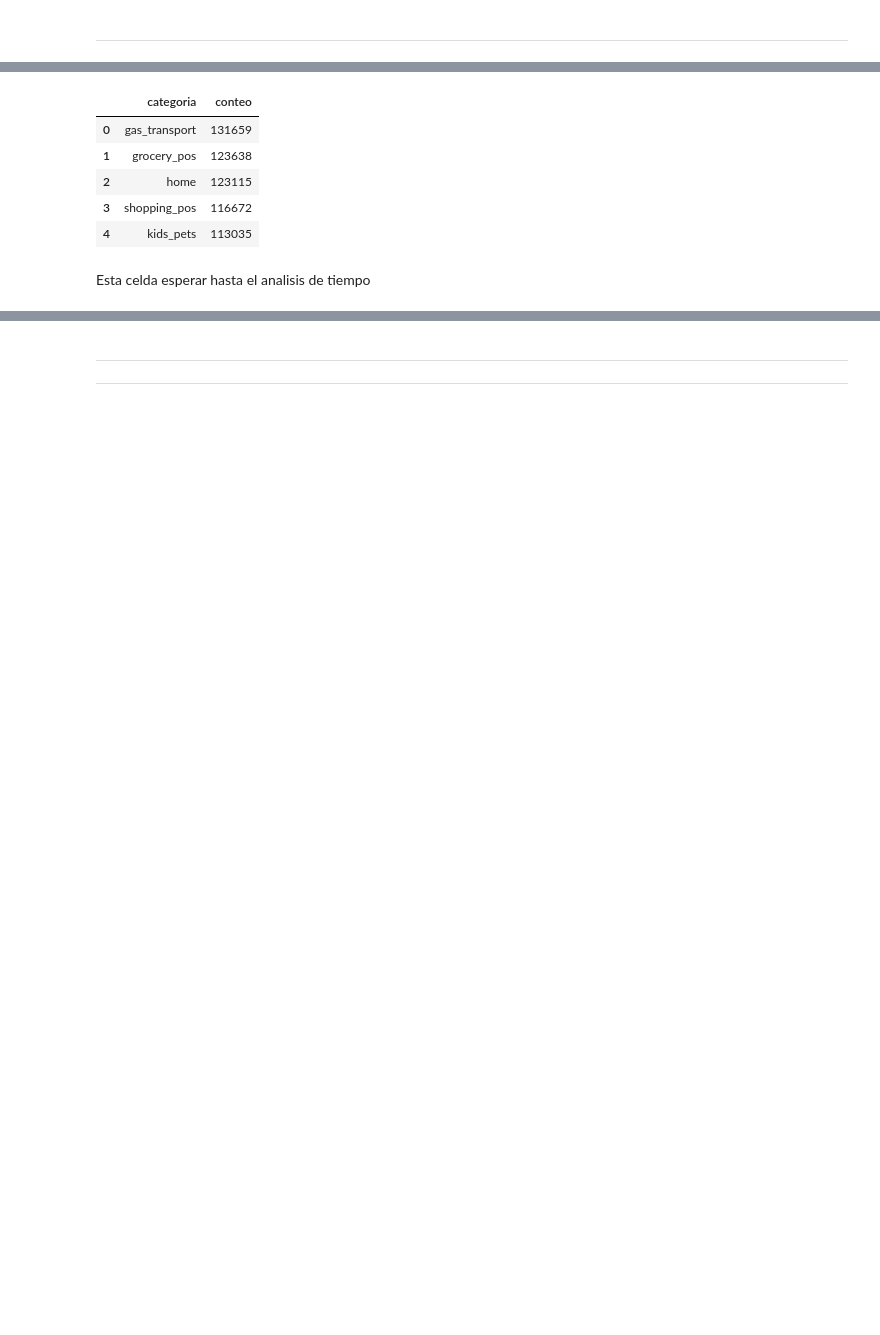
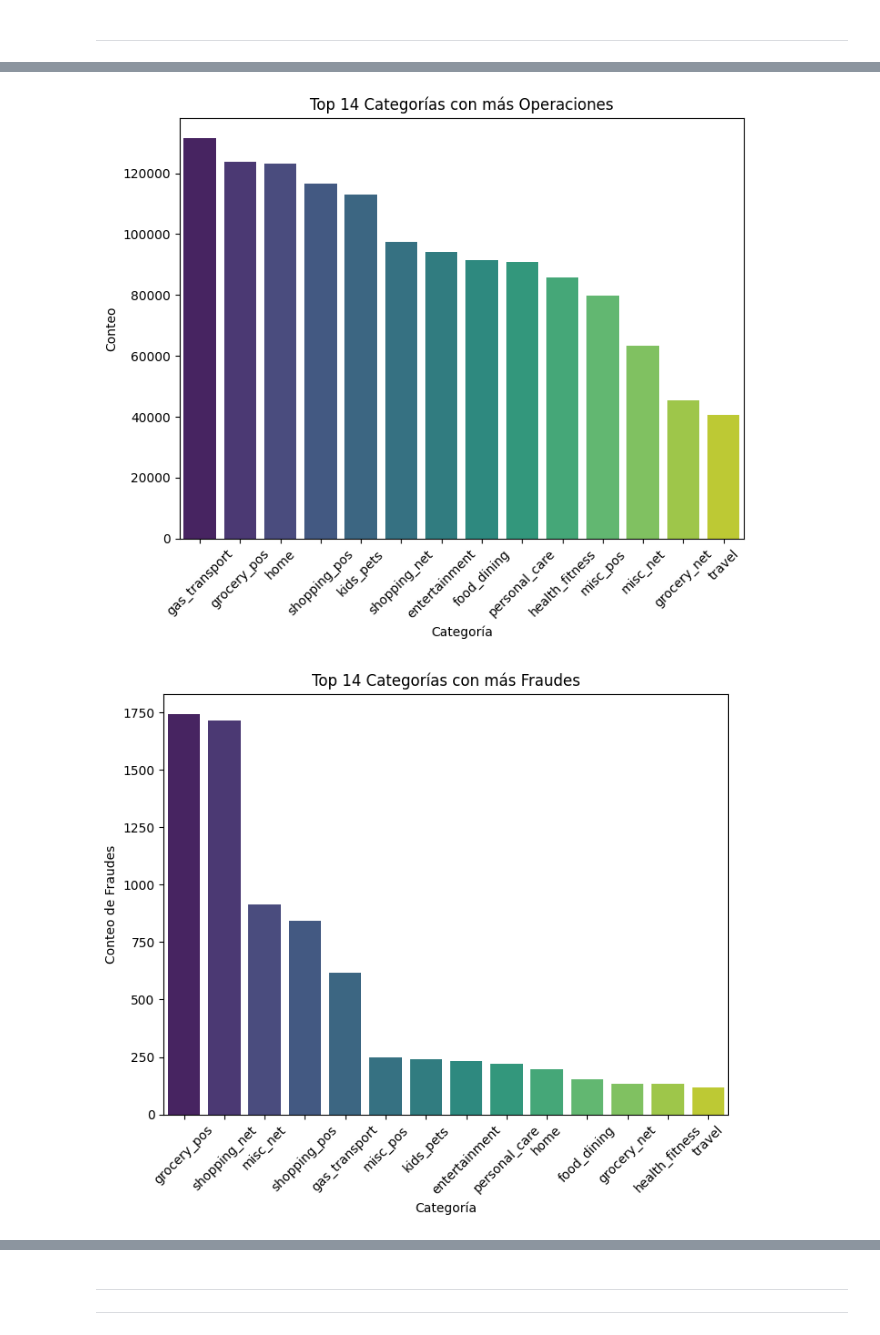
Before and after one commit to No-Country-simulation/c21-47-ft-data-bi, a Jupyter notebook: EDA/fintech.ipynb, the cells around one changed output, grey strips where cells are left out. Saved outputs shown, nothing was run; the diff lists cells and outputs as text; code cells hidden in the pictures; blank space fills up the shorter version.

```diff
--- a/EDA/fintech.ipynb
+++ b/EDA/fintech.ipynb
@@ -514,12 +821,0 @@ plt.show()
-# %%
-# Las 5 categorías mas destacadas
-categoria_df.head()
-# %% [output]
-|  | categoria | conteo |
-| 0 | gas_transport | 131659 |
-| 1 | grocery_pos | 123638 |
-| 2 | home | 123115 |
-| 3 | shopping_pos | 116672 |
-| 4 | kids_pets | 113035 |
-# %% [markdown]
-Esta celda esperar hasta el analisis de tiempo
@@ -543,0 +822,68 @@ print(f'El periodo de transacciones analizadas es aproximado: {round(periodo_tra
+# %%
+# Obtener las 14 categorías con mayor número de ocurrencias
+primeros_10_categorias = df['category'].value_counts().head(14)
+
+# Reiniciar el índice para que los nombres de las categorías estén en una columna y sus conteos en otra
+primeros_10_categorias = primeros_10_categorias.reset_index()
+
+# Renombrar las columnas: 'index' (que contenía las categorías) ahora será 'categorias',
+# y la columna con los conteos será 'conteo'
+primeros_10_categorias.columns = ['categorias', 'conteo']
+
+# Tamaño del gráfico
+plt.figure(figsize=(8, 6))
+
+# Crear gráfico de barras por categoría
+sns.barplot(x='categorias', y='conteo', data=primeros_10_categorias, palette='viridis', hue='categorias', dodge=False)
+
+# Añadir título y etiquetas
+plt.title('Top 14 Categorías con más Operaciones')
+plt.xlabel('Categoría')
+plt.ylabel('Conteo')
+
+# Rotar las etiquetas del eje X para evitar superposición
+plt.xticks(rotation=45)
+
+# Mostrar el gráfico
+plt.show()
+
+# Filtrar las transacciones con fraude
+df_fraude = df[df['is_fraud'] == 1]
+
+# Obtener las categorías con más transacciones fraudulentas
+primeros_10_categorias_fraude = df_fraude['category'].value_counts().head(14)
+
+# Reiniciar el índice para que los nombres de las categorías estén en una columna y sus conteos en otra
+primeros_10_categorias_fraude = primeros_10_categorias_fraude.reset_index()
+
+# Renombrar las columnas: 'index' (que contenía las categorías) ahora será 'categorias',
+# y la columna con los conteos será 'conteo'
+primeros_10_categorias_fraude.columns = ['categorias', 'conteo']
+
+# Tamaño del gráfico
+plt.figure(figsize=(8, 6))
+
+# Crear gráfico de barras por categoría (fraude)
+sns.barplot(x='categorias', y='conteo', data=primeros_10_categorias_fraude, palette='viridis', hue='categorias', dodge=False)
+
+# Añadir título y etiquetas
+plt.title('Top 14 Categorías con más Fraudes')
+plt.xlabel('Categoría')
+plt.ylabel('Conteo de Fraudes')
+
+# Rotar las etiquetas del eje X para evitar superposición
+plt.xticks(rotation=45)
+
+# Mostrar el gráfico
+plt.show()
+
+# Imprimir la cantidad de categorías únicas y los datos de las 14 categorías con más operaciones
+print(f"Cantidad de Categorías: {df['category'].nunique()}")
+print(f'{primeros_10_categorias}')
+
+# Imprimir la cantidad de categorías únicas con fraude y los datos de las 14 categorías con más fraudes
+print(f"Cantidad de Categorías con Fraude: {df_fraude['category'].nunique()}")
+print(f'{primeros_10_categorias_fraude}')
+# %% [output]
+[figure, added]
+[figure, added]
```
Also changed, not shown: parts of 78 cells of this notebook.
